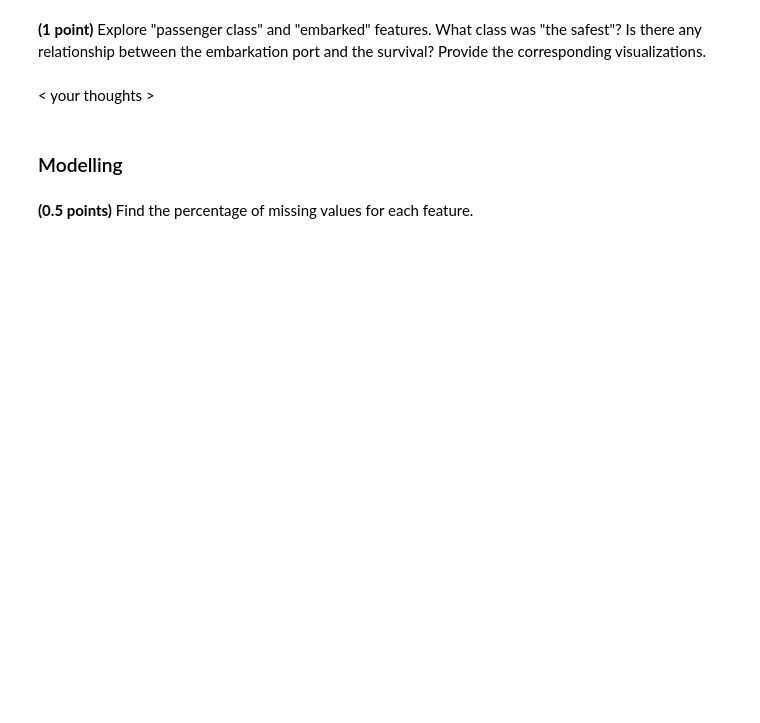
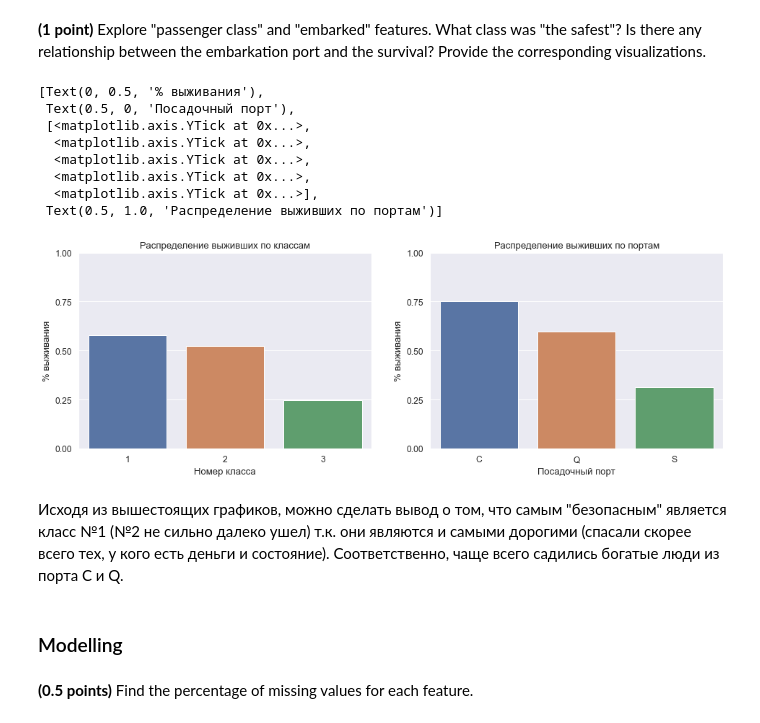
Before and after one commit to ex4ce/homework, a Jupyter notebook: hw_classification.ipynb, the cells around one changed output. Saved outputs shown, nothing was run; the diff lists cells and outputs as text; code cells hidden in the pictures; blank space fills up the shorter version.

```diff
--- a/hw_classification.ipynb
+++ b/hw_classification.ipynb
@@ -557,5 +607,26 @@ data.head()
-# %% [markdown]
-< your thoughts >
+# %%
+## your code
+plt.figure(figsize=(16,5))
+df_class =  data[['Survived','Pclass']].groupby('Pclass').agg(['count','mean']).reset_index()
+df_emb = data[['Survived','Embarked']].groupby('Embarked').agg(['count','mean']).reset_index()
+plt.subplot(1,2,1)
+sns.barplot(x=df_class.iloc[:,0],y=df_class.iloc[:,2]).set(ylabel='% выживания', xlabel='Номер класса',\
+                                                           yticks=np.linspace(0,1,5),title='Распределение выживших по классам')
+plt.subplot(1,2,2)
+sns.barplot(x=df_emb.iloc[:,0],y=df_emb.iloc[:,2]).set(ylabel='% выживания', xlabel='Посадочный порт',\
+                                                      yticks=np.linspace(0,1,5),title='Распределение выживших по портам')
+# %% [output]
+[Text(0, 0.5, '% выживания'),
+ Text(0.5, 0, 'Посадочный порт'),
+ [<matplotlib.axis.YTick at 0x...>,
+  <matplotlib.axis.YTick at 0x...>,
+  <matplotlib.axis.YTick at 0x...>,
+  <matplotlib.axis.YTick at 0x...>,
+  <matplotlib.axis.YTick at 0x...>],
+ Text(0.5, 1.0, 'Распределение выживших по портам')]
+[figure, added]
+# %% [markdown]
+Исходя из вышестоящих графиков, можно сделать вывод о том, что самым "безопасным" является класс №1 (№2 не сильно далеко ушел) т.к. они являются и самыми дорогими (спасали скорее всего тех, у кого есть деньги и состояние). Соответственно, чаще всего садились богатые люди из порта C и Q.
 # %% [markdown]
 ### Modelling
 # %% [markdown]
```
Also changed, not shown: parts of 40 cells of this notebook.
